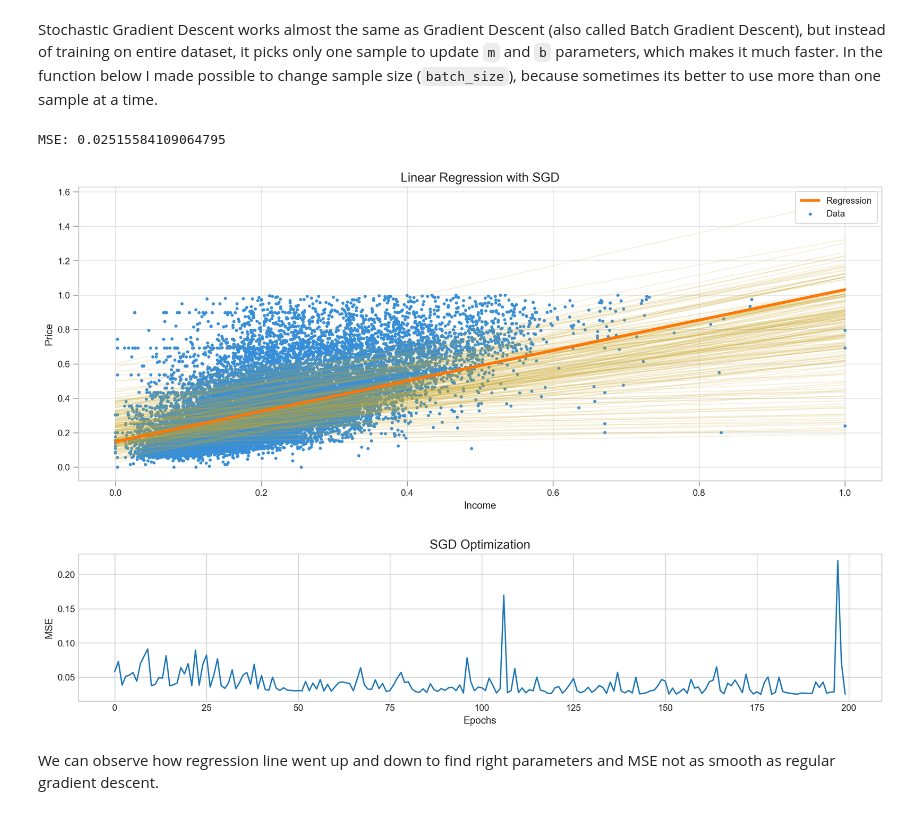
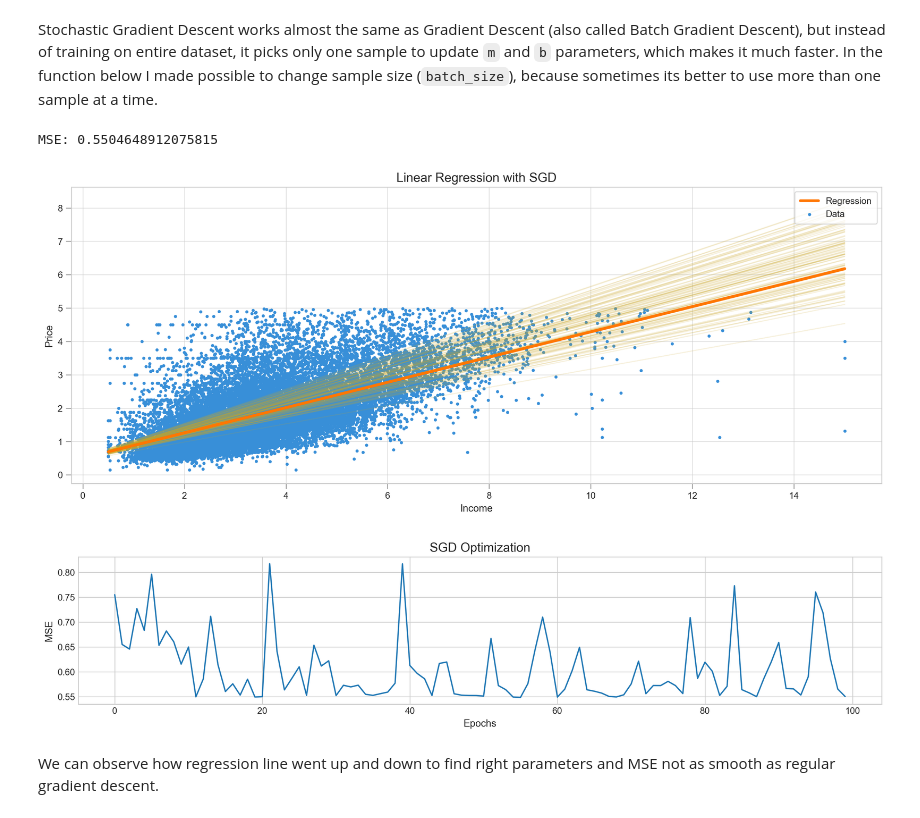
Before and after one commit to arseniyturin/SGD-From-Scratch, a Jupyter notebook: Gradient Descent.ipynb, the cells around one changed output. Saved outputs shown, nothing was run; the diff lists cells and outputs as text; code cells hidden in the pictures.

```diff
--- a/Gradient Descent.ipynb
+++ b/Gradient Descent.ipynb
@@ -221,21 +250,17 @@ def gradient_descent(X, y, lr=0.05, epoch=10):
     Gradient Descent for a single feature
     '''
 
-    m, b = 0, 0 # parameters
+    m, b = 0.2, 0.2 # parameters
     log, mse = [], [] # lists to store learning process
     N = len(X) # number of samples
 
     for _ in range(epoch):
 
-        # Derivative for m and b
-
-        f = m*X + b
-        m_derivative = -2 * sum(X * (y - f)) / N
-        b_derivative = -2 * sum(y - f) / N
+        f = y - (m*X + b)
 
         # Updating m and b
-        m -= lr * m_derivative
-        b -= lr * b_derivative
+        m -= lr * (-2 * X.dot(f).sum() / N)
+        b -= lr * (-2 * f.sum() / N)
 
         log.append((m, b))
         mse.append(mean_squared_error(y, (m*X + b)))
@@ -244,7 +269,10 @@ def gradient_descent(X, y, lr=0.05, epoch=10):
 # %% [markdown]
 ### Predicting House Price With Gradient Descent
 # %%
-m, b, log, mse = gradient_descent(X, y, lr=0.3, epoch=200)
+X = df.MedInc
+y = df.Target
+
+m, b, log, mse = gradient_descent(X, y, lr=0.01, epoch=100)
 
 y_pred = m*X + b
 
@@ -273,49 +301,46 @@ def SGD(X, y, lr=0.05, epoch=10, batch_size=1):
     Stochastic Gradient Descent for a single feature
     '''
 
-    m, b = 0, 0 # initial parameters
+    m, b = 0.5, 0.5 # initial parameters
     log, mse = [], [] # lists to store learning process
 
     for _ in range(epoch):
 
-        sample = choice(X.index, batch_size) # random sample
+        indexes = np.random.randint(0, len(X), batch_size) # random sample
 
-        Xs = X.get(sample)
-        ys = y.get(sample)
+        Xs = np.take(X, indexes)
+        ys = np.take(y, indexes)
         N = len(Xs)
-        f = m*Xs + b
 
-        # Calculating slope for m and b by taking derivatives
-        m_derivative = -2 * sum(Xs * (ys - f)) / N
-        b_derivative = -2 * sum(ys - f) / N
+        f = ys - (m*Xs + b)
 
         # Updating parameters m and b
-        m -= lr * m_derivative
-        b -= lr * b_derivative
+        m -= lr * (-2 * Xs.dot(f).sum() / N)
+        b -= lr * (-2 * f.sum() / N)
 
         log.append((m, b))
         mse.append(mean_squared_error(y, m*X+b))
 
     return m, b, log, mse
+# %%
+m, b, log, mse = SGD(X, y, lr=0.01, epoch=100, batch_size=2)
 # %%
-m, b, log, mse = SGD(X, y, lr=0.3, epoch=200, batch_size=1)
-
 y_pred = m*X + b
 
 print("MSE:",mean_squared_error(y, y_pred))
 plot_regression(X, y, y_pred, log=log, title="Linear Regression with SGD")
 
 plt.figure(figsize=(16,3))
 plt.rcParams['figure.dpi'] = 227
 plt.plot(range(len(mse)), mse)
 plt.title('SGD Optimization', fontSize=14)
 plt.xlabel('Epochs', fontSize=11)
 plt.ylabel('MSE', fontSize=11)
 plt.show()
 # %% [output]
-MSE: 0.02515584109064795
+MSE: 0.5504648912075815
-[figure, old version]
+[figure, new version]
-[figure, old version]
+[figure, new version]
 # %% [markdown]
 We can observe how regression line went up and down to find right parameters and MSE not as smooth as regular gradient descent.
 # %% [markdown]
```
Also changed, not shown: parts of 23 cells of this notebook.
